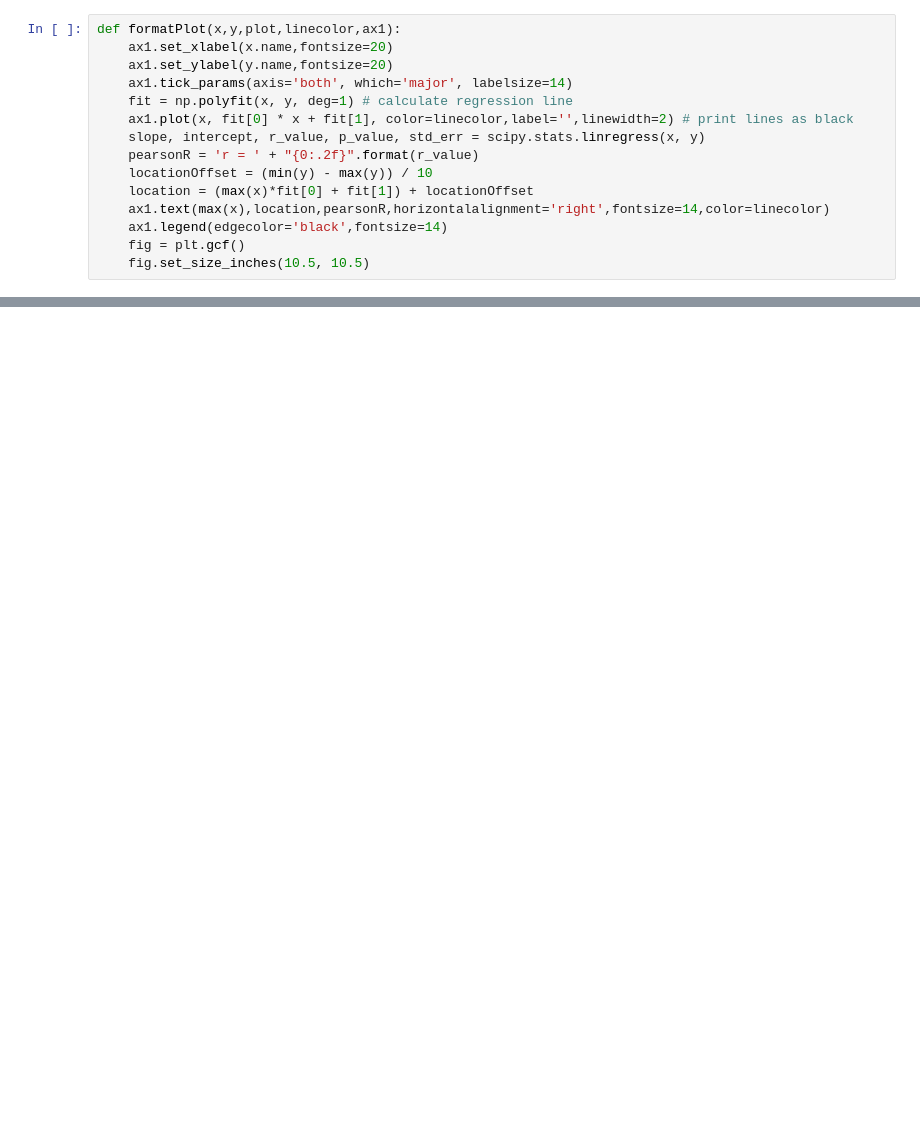
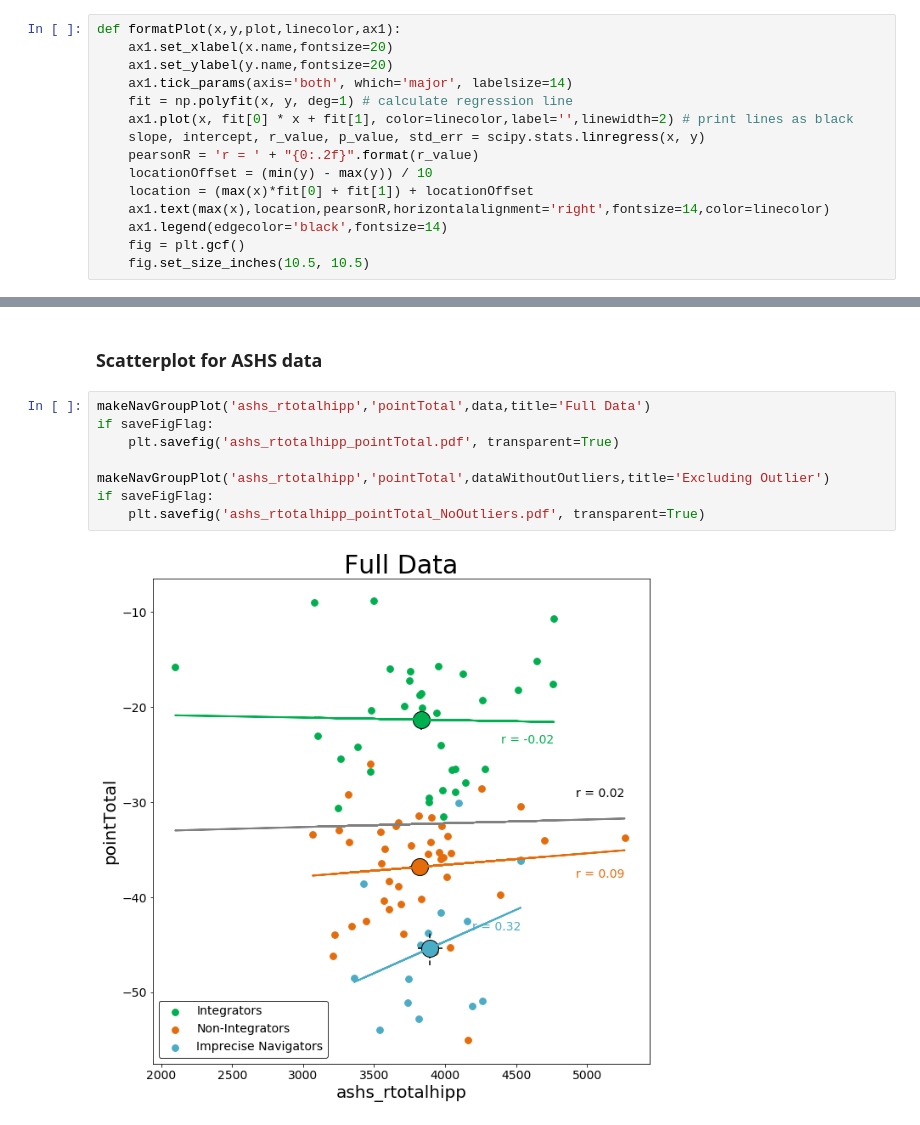
Before and after one commit to smweis/Silcton_MRI, a Jupyter notebook: jupyter_analysis/Silcton.ipynb, the cells around one changed output, grey strips where cells are left out. Cells and saved outputs as stored; diff of their text form; blank space fills up the shorter version.

```diff
--- a/jupyter_analysis/Silcton.ipynb
+++ b/jupyter_analysis/Silcton.ipynb
@@ -458,0 +418,12 @@ pwd
+# %% [markdown]
+### Scatterplot for ASHS data
+# %%
+makeNavGroupPlot('ashs_rtotalhipp','pointTotal',data,title='Full Data')
+if saveFigFlag:
+    plt.savefig('ashs_rtotalhipp_pointTotal.pdf', transparent=True)
+
+makeNavGroupPlot('ashs_rtotalhipp','pointTotal',dataWithoutOutliers,title='Excluding Outlier')
+if saveFigFlag:
+    plt.savefig('ashs_rtotalhipp_pointTotal_NoOutliers.pdf', transparent=True)
+# %% [output]
+[figure, added]
```
Also changed, not shown: parts of 86 cells of this notebook, 6 other files.
